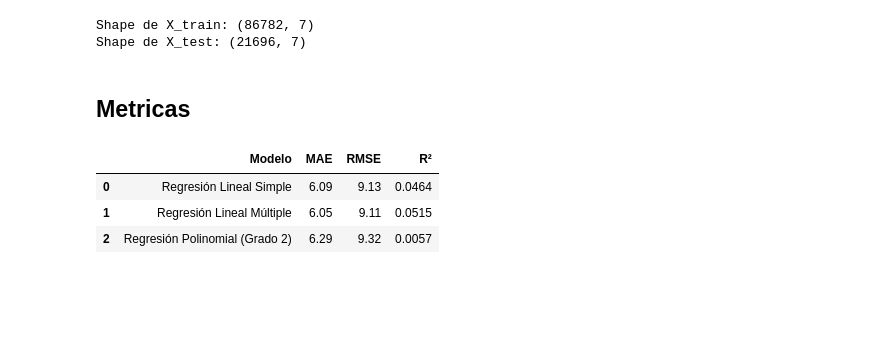
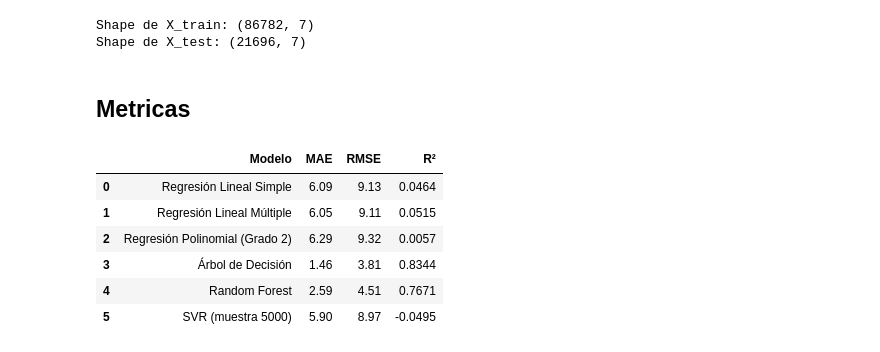
Before and after one commit to vgcarlol/proy3_MD, a Jupyter notebook: eda_report.ipynb, the cells around one changed output. Drawn from its saved outputs; the diff is of its cells as text; code cells hidden in the pictures; blank space fills up the shorter version.

```diff
--- a/eda_report.ipynb
+++ b/eda_report.ipynb
@@ -366,15 +491,13 @@ Shape de X_test: (21696, 7)
 # %% [markdown]
 ## Metricas
 # %%
+# MÉTRICAS FINALES PARA LOS 6 MODELOS
+
 import pandas as pd
 import numpy as np
 from sklearn.metrics import mean_absolute_error, mean_squared_error, r2_score
-from sklearn.tree import DecisionTreeRegressor
-from sklearn.ensemble import RandomForestRegressor
-from sklearn.svm import SVR
 
-
-# Lista para guardar resultados
+# Crear lista para guardar resultados
 resultados = []
 
 # Regresión Lineal Simple
@@ -413,72 +536,50 @@ resultados.append({
     'R²': round(r2_poly, 4)
 })
 
-# Regresión con Árbol de Decisión
-# Entrenamiento
-dt_model = DecisionTreeRegressor(random_state=42)
-dt_model.fit(X_train, y_train)
-
-# Predicción
-y_pred_dt = dt_model.predict(X_test)
-
-# Métricas
-mae_dt = mean_absolute_error(y_test, y_pred_dt)
-rmse_dt = np.sqrt(mean_squared_error(y_test, y_pred_dt))
-r2_dt = r2_score(y_test, y_pred_dt)
+# Árbol de Decisión
+mae_dt = mean_absolute_error(y_multi, y_pred_dt)
+rmse_dt = np.sqrt(mean_squared_error(y_multi, y_pred_dt))
+r2_dt = r2_score(y_multi, y_pred_dt)
 
 resultados.append({
-    'Modelo': 'Regresión Árbol de Decisión',
+    'Modelo': 'Árbol de Decisión',
     'MAE': round(mae_dt, 2),
     'RMSE': round(rmse_dt, 2),
     'R²': round(r2_dt, 4)
 })
 
-# 2. Regresión Random Forest
-# Entrenamiento
-rf_model = RandomForestRegressor(n_estimators=100, random_state=42)
-rf_model.fit(X_train, y_train)
-
-# Predicción
-y_pred_rf = rf_model.predict(X_test)
-
-# Métricas
-mae_rf = mean_absolute_error(y_test, y_pred_rf)
-rmse_rf = np.sqrt(mean_squared_error(y_test, y_pred_rf))
-r2_rf = r2_score(y_test, y_pred_rf)
+# Random Forest
+mae_rf = mean_absolute_error(y_multi, y_pred_rf)
+rmse_rf = np.sqrt(mean_squared_error(y_multi, y_pred_rf))
+r2_rf = r2_score(y_multi, y_pred_rf)
 
 resultados.append({
-    'Modelo': 'Regresión Random Forest',
+    'Modelo': 'Random Forest',
     'MAE': round(mae_rf, 2),
     'RMSE': round(rmse_rf, 2),
     'R²': round(r2_rf, 4)
 })
 
-# 3. Regresión SVR (Support Vector Regression)
-# Entrenamiento
-svr_model = SVR(kernel='rbf')
-svr_model.fit(X_train, y_train)
-
-# Predicción
-y_pred_svr = svr_model.predict(X_test)
-
-# Métricas
-mae_svr = mean_absolute_error(y_test, y_pred_svr)
-rmse_svr = np.sqrt(mean_squared_error(y_test, y_pred_svr))
-r2_svr = r2_score(y_test, y_pred_svr)
+# SVR (muestra 5000)
+mae_svr = mean_absolute_error(y_svr_sample, y_pred_svr)
+rmse_svr = np.sqrt(mean_squared_error(y_svr_sample, y_pred_svr))
+r2_svr = r2_score(y_svr_sample, y_pred_svr)
 
 resultados.append({
-    'Modelo': 'Regresión SVR',
+    'Modelo': 'SVR (muestra 5000)',
     'MAE': round(mae_svr, 2),
     'RMSE': round(rmse_svr, 2),
     'R²': round(r2_svr, 4)
 })
 
-
-# Mostrar todo como tabla
+# Mostrar todo en tabla
 df_resultados = pd.DataFrame(resultados)
 df_resultados
 # %% [output]
 |  | Modelo | MAE | RMSE | R² |
 | 0 | Regresión Lineal Simple | 6.09 | 9.13 | 0.0464 |
 | 1 | Regresión Lineal Múltiple | 6.05 | 9.11 | 0.0515 |
 | 2 | Regresión Polinomial (Grado 2) | 6.29 | 9.32 | 0.0057 |
+| 3 | Árbol de Decisión | 1.46 | 3.81 | 0.8344 |
+| 4 | Random Forest | 2.59 | 4.51 | 0.7671 |
+| 5 | SVR (muestra 5000) | 5.90 | 8.97 | -0.0495 |
```
Also changed, not shown: parts of 6 cells of this notebook.
